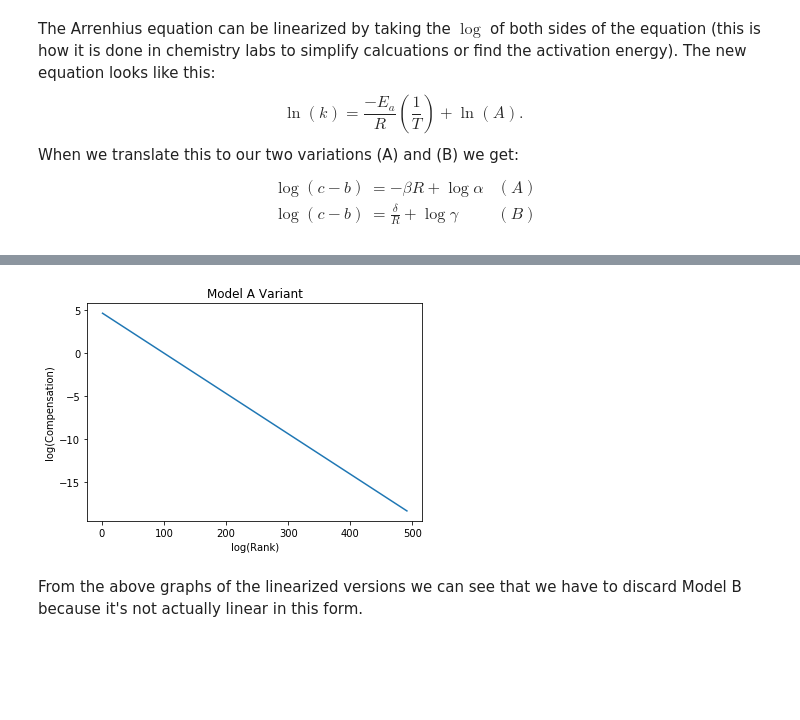
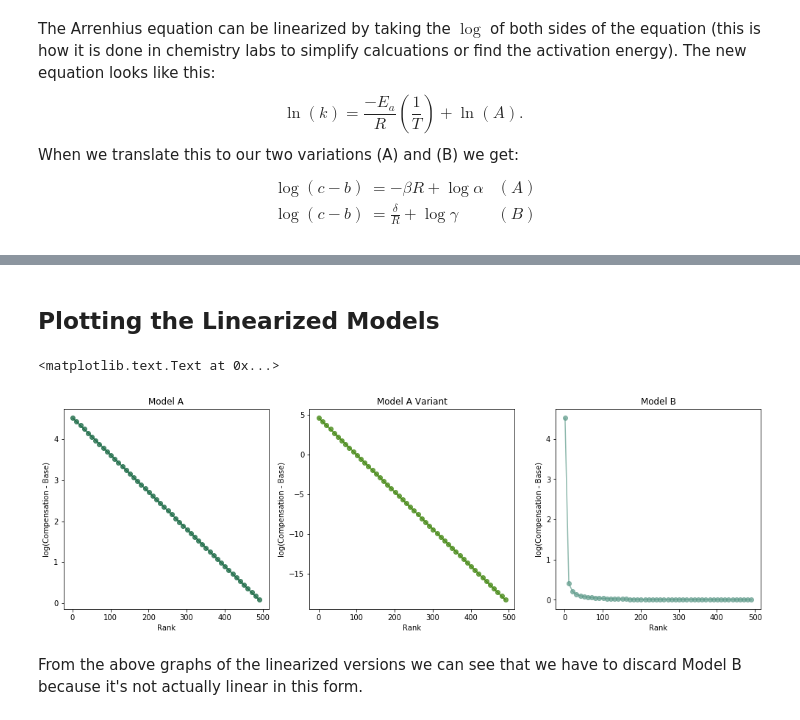
Before and after one commit to kaumaron/Data_Science, a Jupyter notebook: CEO_Compensation/CEO_Compensation.ipynb, the cells around one changed output, grey strips where cells are left out. Drawn from its saved outputs; the diff is of its cells as text; code cells hidden in the pictures; blank space fills up the shorter version.

```diff
--- a/CEO_Compensation/CEO_Compensation.ipynb
+++ b/CEO_Compensation/CEO_Compensation.ipynb
@@ -314,8 +311,36 @@ graph(lambda rank: delta / rank + log(gamma) ,np.arange(1,500,10),
-# %%
-graph(lambda x: log(top/np.exp(-factor))-factor*x,np.arange(1,500,10),
-     title='Model A Variant', xlabel='log(Rank)', ylabel='log(Compensation)')
-# %% [output]
-[figure, removed]
+# %% [markdown]
+## Plotting the Linearized Models
+# %%
+fig = plt.figure(figsize=(17,5))
+plt.subplot(1, 3, 1)
+plt.plot(
+    np.arange(1,500,10), list(map(lambda rank: -beta*rank + log(alpha), np.arange(1,500,10))),
+    '-o', c='xkcd:spruce', alpha=0.7 )
+plt.ylabel('log(Compensation - Base)')
+plt.xlabel('Rank')
+plt.title('Model A')
+
+plt.subplot(1, 3, 2)
+# I can't for the life of me remember where I derived
+# this from which prompted me to come up with the above ones.
+factor = 0.04678
+plt.plot(
+    np.arange(1,500,10), list(map(lambda x: log(top/np.exp(-factor))-factor*x, np.arange(1,500,10))),
+    '-o', c='xkcd:dark grass green', alpha=0.7)
+plt.ylabel('log(Compensation - Base)')
+plt.xlabel('Rank')
+plt.title('Model A Variant')
+
+plt.subplot(1, 3, 3)
+plt.plot(
+    np.arange(1,500,10), list(map(lambda rank: delta / rank + log(gamma), np.arange(1,500,10))),
+    '-o', c='xkcd:grey teal', alpha=0.7 )
+plt.ylabel('log(Compensation - Base)')
+plt.xlabel('Rank')
+plt.title('Model B')
+# %% [output]
+<matplotlib.text.Text at 0x...>
+[figure, added]
 # %% [markdown]
 From the above graphs of the linearized versions we can see that we have to discard Model B because it's not actually linear in this form.
 # %% [markdown]
```
Also changed, not shown: parts of 16 cells of this notebook.
